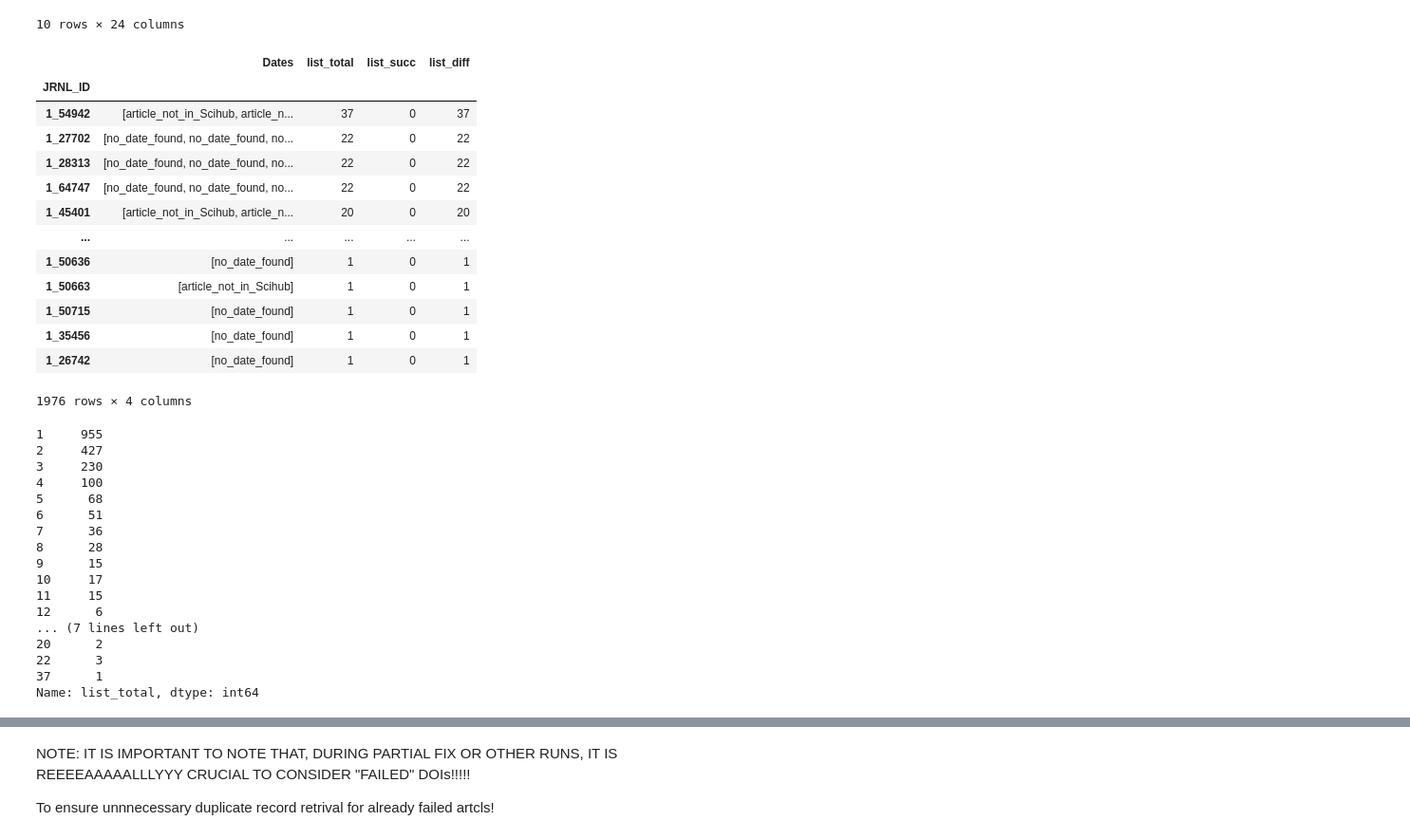
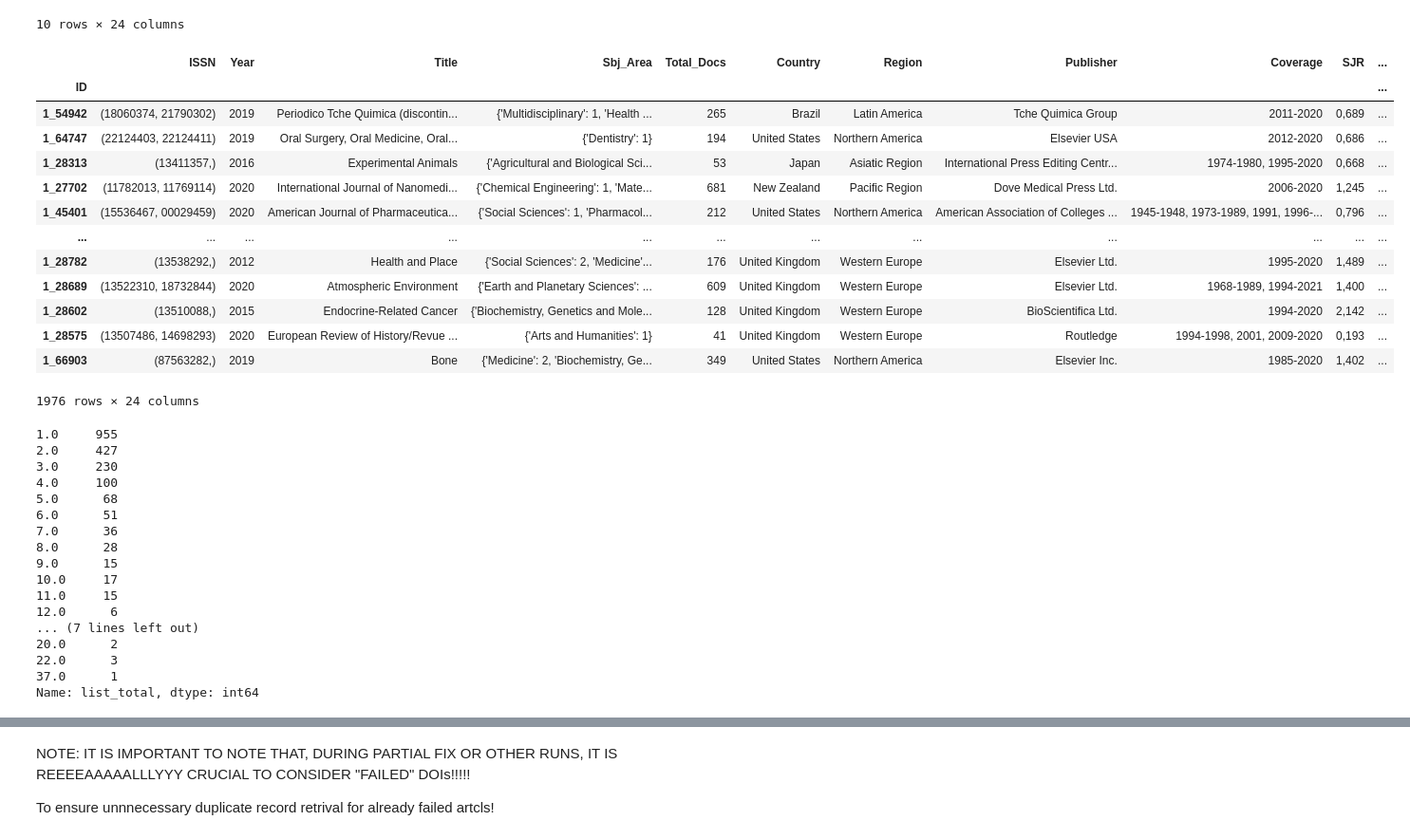
Before and after one commit to Oz-like-the-Wizard/Investigating-the-delay-times-in-academic-publishing, a Jupyter notebook: part7c-q1_jnrl_final_extraction.ipynb, the cells around one changed output, grey strips where cells are left out. Shown: that part at 95% size. Cells and saved outputs as stored; diff of their text form; code cells hidden in the pictures.

```diff
--- a/part7c-q1_jnrl_final_extraction.ipynb
+++ b/part7c-q1_jnrl_final_extraction.ipynb
@@ -765,39 +743,39 @@ q1_jrnl_df.fillna(0)[q1_jrnl_df.fillna(0).Required_Count > q1_jrnl_df.fillna(0).
 | 1_66639 | (24726311, 24726303) | 2020 | SLAS Technology | {'Health Professions': 1} | 73 | United States | Northern America | SAGE Publications Inc. | 2017-2020 | 0,714 | ... |
 10 rows × 24 columns
 # %%
-q1_anlys[q1_anlys.list_succ == 0].sort_values("list_total", ascending=False)
+q1_jrnl_df[q1_jrnl_df.list_succ == 0].sort_values("list_total", ascending=False)
 # %% [output]
-|  | Dates | list_total | list_succ | list_diff |
-| JRNL_ID |  |  |  |  |
-| 1_54942 | [article_not_in_Scihub, article_n... | 37 | 0 | 37 |
-| 1_27702 | [no_date_found, no_date_found, no... | 22 | 0 | 22 |
-| 1_28313 | [no_date_found, no_date_found, no... | 22 | 0 | 22 |
-| 1_64747 | [no_date_found, no_date_found, no... | 22 | 0 | 22 |
-| 1_45401 | [article_not_in_Scihub, article_n... | 20 | 0 | 20 |
-| ... | ... | ... | ... | ... |
-| 1_50636 | [no_date_found] | 1 | 0 | 1 |
-| 1_50663 | [article_not_in_Scihub] | 1 | 0 | 1 |
-| 1_50715 | [no_date_found] | 1 | 0 | 1 |
-| 1_35456 | [no_date_found] | 1 | 0 | 1 |
-| 1_26742 | [no_date_found] | 1 | 0 | 1 |
+|  | ISSN | Year | Title | Sbj_Area | Total_Docs | Country | Region | Publisher | Coverage | SJR | ... |
+| ID |  |  |  |  |  |  |  |  |  |  | ... |
+| 1_54942 | (18060374, 21790302) | 2019 | Periodico Tche Quimica (discontin... | {'Multidisciplinary': 1, 'Health ... | 265 | Brazil | Latin America | Tche Quimica Group | 2011-2020 | 0,689 | ... |
+| 1_64747 | (22124403, 22124411) | 2019 | Oral Surgery, Oral Medicine, Oral... | {'Dentistry': 1} | 194 | United States | Northern America | Elsevier USA | 2012-2020 | 0,686 | ... |
+| 1_28313 | (13411357,) | 2016 | Experimental Animals | {'Agricultural and Biological Sci... | 53 | Japan | Asiatic Region | International Press Editing Centr... | 1974-1980, 1995-2020 | 0,668 | ... |
+| 1_27702 | (11782013, 11769114) | 2020 | International Journal of Nanomedi... | {'Chemical Engineering': 1, 'Mate... | 681 | New Zealand | Pacific Region | Dove Medical Press Ltd. | 2006-2020 | 1,245 | ... |
+| 1_45401 | (15536467, 00029459) | 2020 | American Journal of Pharmaceutica... | {'Social Sciences': 1, 'Pharmacol... | 212 | United States | Northern America | American Association of Colleges ... | 1945-1948, 1973-1989, 1991, 1996-... | 0,796 | ... |
+| ... | ... | ... | ... | ... | ... | ... | ... | ... | ... | ... | ... |
+| 1_28782 | (13538292,) | 2012 | Health and Place | {'Social Sciences': 2, 'Medicine'... | 176 | United Kingdom | Western Europe | Elsevier Ltd. | 1995-2020 | 1,489 | ... |
+| 1_28689 | (13522310, 18732844) | 2020 | Atmospheric Environment | {'Earth and Planetary Sciences': ... | 609 | United Kingdom | Western Europe | Elsevier Ltd. | 1968-1989, 1994-2021 | 1,400 | ... |
+| 1_28602 | (13510088,) | 2015 | Endocrine-Related Cancer | {'Biochemistry, Genetics and Mole... | 128 | United Kingdom | Western Europe | BioScientifica Ltd. | 1994-2020 | 2,142 | ... |
+| 1_28575 | (13507486, 14698293) | 2020 | European Review of History/Revue ... | {'Arts and Humanities': 1} | 41 | United Kingdom | Western Europe | Routledge | 1994-1998, 2001, 2009-2020 | 0,193 | ... |
+| 1_66903 | (87563282,) | 2019 | Bone | {'Medicine': 2, 'Biochemistry, Ge... | 349 | United States | Northern America | Elsevier Inc. | 1985-2020 | 1,402 | ... |
-1976 rows × 4 columns
+1976 rows × 24 columns
 # %%
-q1_anlys[q1_anlys.list_succ == 0].list_total.value_counts().sort_index()
+q1_jrnl_df[q1_jrnl_df.list_succ == 0].list_total.value_counts().sort_index()
 # %% [output]
-1     955
-2     427
-3     230
-4     100
-5      68
-6      51
-7      36
-8      28
-9      15
-10     17
-11     15
-12      6
+1.0     955
+2.0     427
+3.0     230
+4.0     100
+5.0      68
+6.0      51
+7.0      36
+8.0      28
+9.0      15
+10.0     17
+11.0     15
+12.0      6
 ... (7 lines left out)
-20      2
-22      3
-37      1
+20.0      2
+22.0      3
+37.0      1
 Name: list_total, dtype: int64
```
Also changed, not shown: parts of 67 cells of this notebook, 5 other files.
